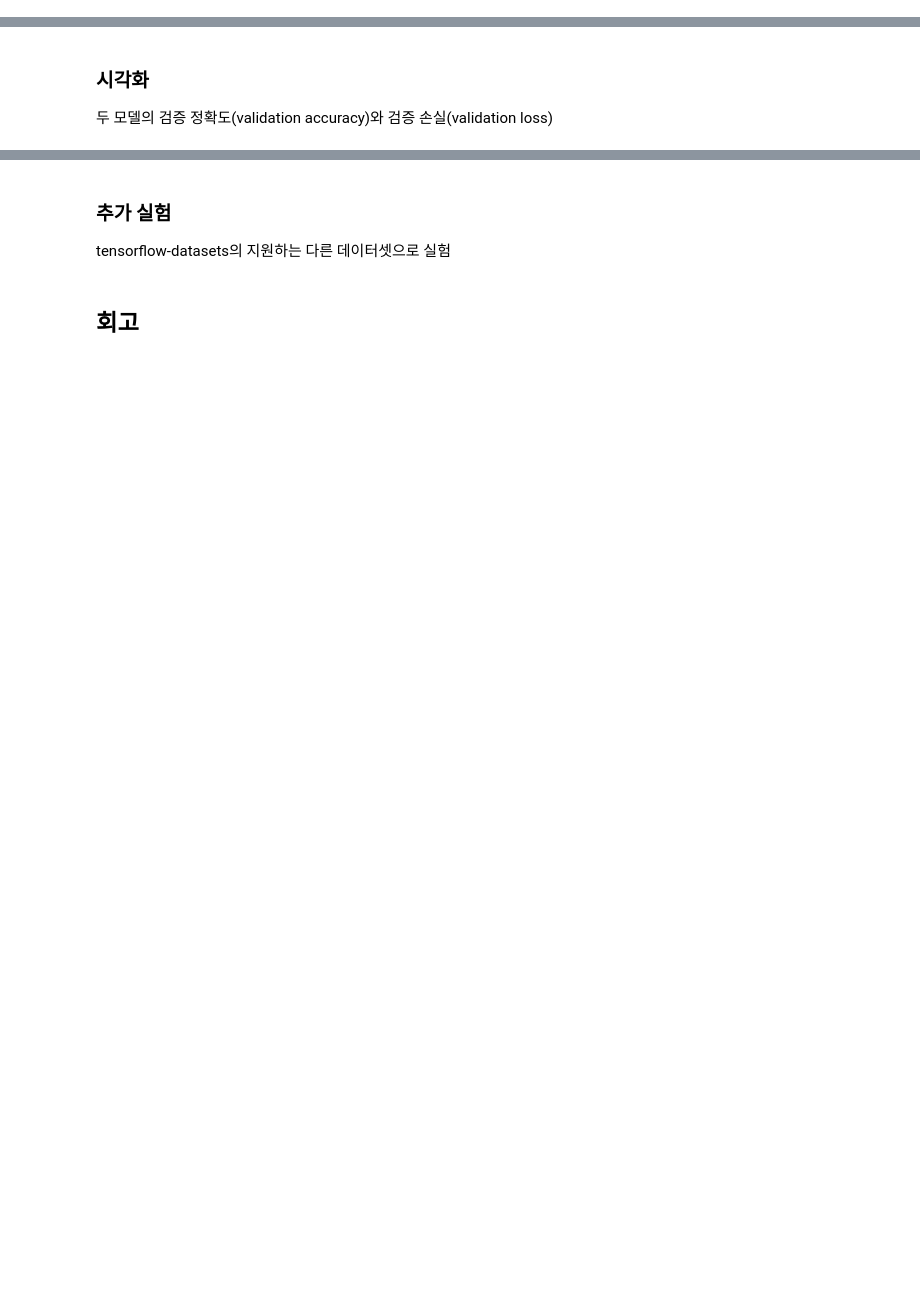
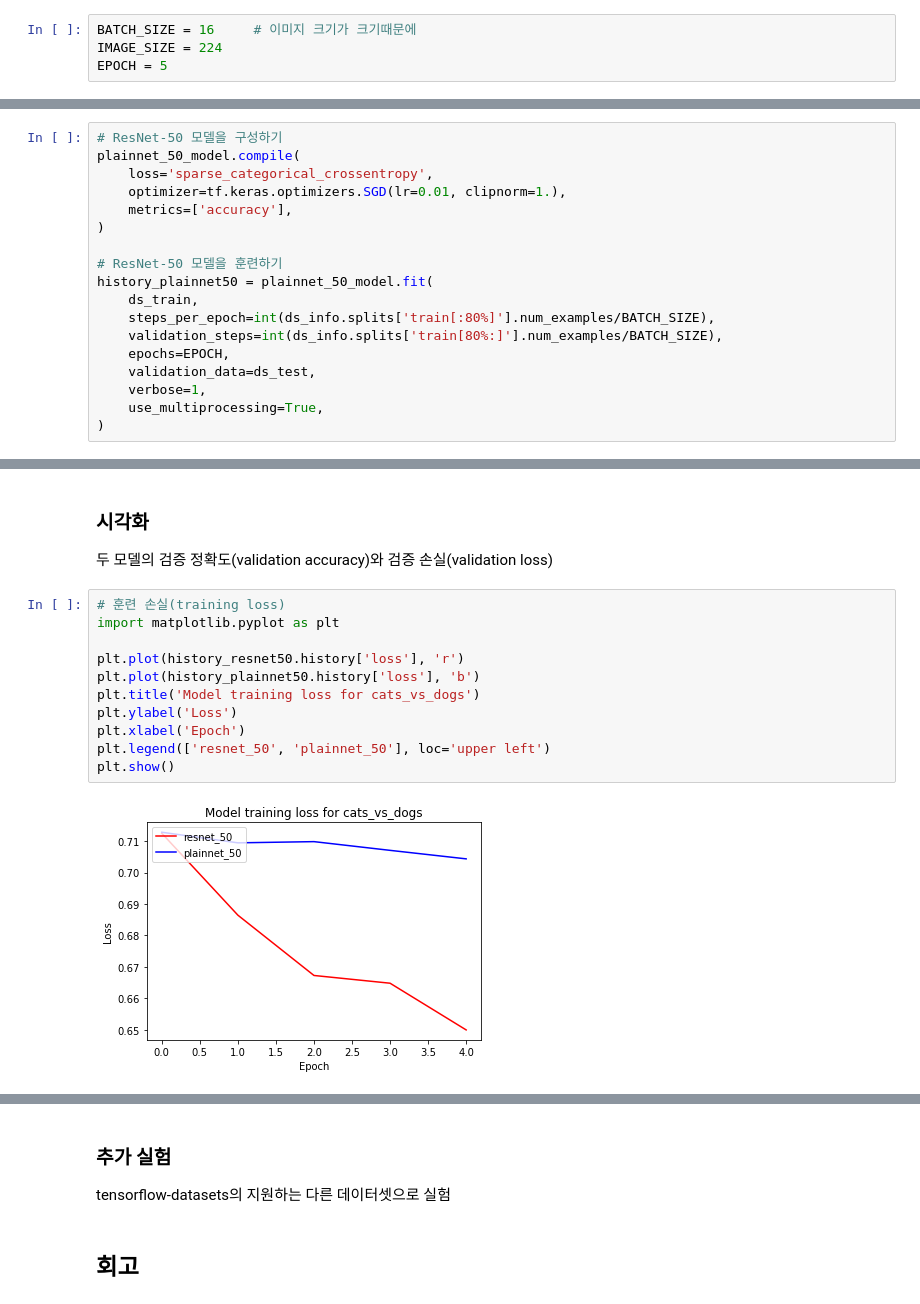
Before and after one commit to stereo-weld/explorations, a Jupyter notebook: CV2_Project_ResNet_Ablation_Study_v4.ipynb, the cells around one changed output, grey strips where cells are left out. Cells and saved outputs as stored; diff of their text form; blank space fills up the shorter version.

```diff
--- a/CV2_Project_ResNet_Ablation_Study_v4.ipynb
+++ b/CV2_Project_ResNet_Ablation_Study_v4.ipynb
@@ -1020,2 +918,6 @@ plt.show()
 
 224x224 픽셀 크기의 데이터셋으로 실험
+# %%
+BATCH_SIZE = 16     # 이미지 크기가 크기때문에
+IMAGE_SIZE = 224
+EPOCH = 5
@@ -1021,0 +1083,18 @@ plt.show()
+# %%
+# ResNet-50 모델을 구성하기
+plainnet_50_model.compile(
+    loss='sparse_categorical_crossentropy',
+    optimizer=tf.keras.optimizers.SGD(lr=0.01, clipnorm=1.),
+    metrics=['accuracy'],
+)
+
+# ResNet-50 모델을 훈련하기
+history_plainnet50 = plainnet_50_model.fit(
+    ds_train,
+    steps_per_epoch=int(ds_info.splits['train[:80%]'].num_examples/BATCH_SIZE),
+    validation_steps=int(ds_info.splits['train[80%:]'].num_examples/BATCH_SIZE),
+    epochs=EPOCH,
+    validation_data=ds_test,
+    verbose=1,
+    use_multiprocessing=True,
+)
@@ -1023,3 +1113,16 @@ plt.show()
 ### 시각화
 
 두 모델의 검증 정확도(validation accuracy)와 검증 손실(validation loss)
+# %%
+# 훈련 손실(training loss)
+import matplotlib.pyplot as plt
+
+plt.plot(history_resnet50.history['loss'], 'r')
+plt.plot(history_plainnet50.history['loss'], 'b')
+plt.title('Model training loss for cats_vs_dogs')
+plt.ylabel('Loss')
+plt.xlabel('Epoch')
+plt.legend(['resnet_50', 'plainnet_50'], loc='upper left')
+plt.show()
+# %% [output]
+[figure, added]
```
Also changed, not shown: parts of 76 cells of this notebook.
